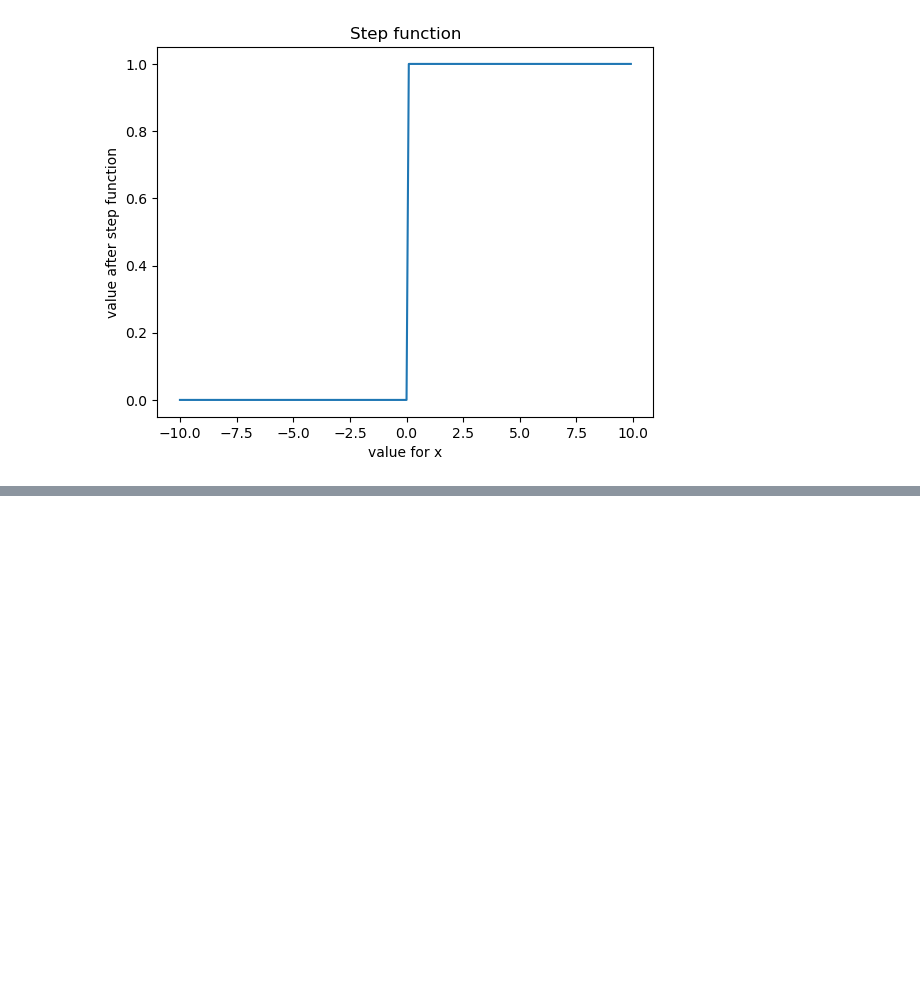
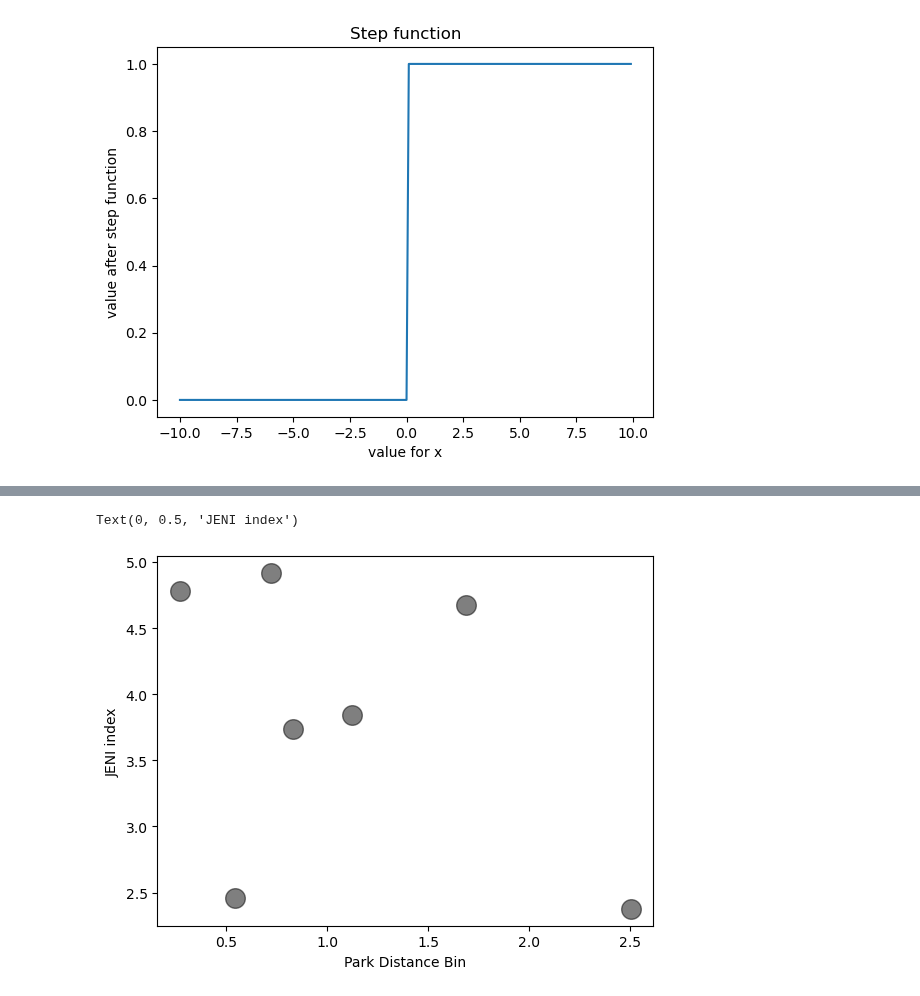
Before and after one commit to aeaiu/usable_ai_project, a Jupyter notebook: Notebooks/10_ml_cluster.ipynb, the cells around one changed output, grey strips where cells are left out. Saved outputs shown, nothing was run; the diff lists cells and outputs as text; code cells hidden in the pictures; blank space fills up the shorter version.

```diff
--- a/Notebooks/10_ml_cluster.ipynb
+++ b/Notebooks/10_ml_cluster.ipynb
@@ -150,6 +157,11 @@ X_train.head(1)
 # %%
 
 # Plot the result
 #plt.scatter(X_train.loc[:, 'zipcodefmt'], X_train.loc[:, 'park_distance_bins'], c=y_km, s=50)
 centers = km.cluster_centers_
-plt.scatter(centers[:, 0], centers[:, 1], c='black', s=200, alpha=0.5);
+plt.scatter(centers[:, 0], centers[:, 2], c='black', s=200, alpha=0.5);
+plt.xlabel('Park Distance Bin')
+plt.ylabel('JENI index')
+# %% [output]
+Text(0, 0.5, 'JENI index')
+[figure, added]
```
Also changed, not shown: parts of 8 cells of this notebook.
